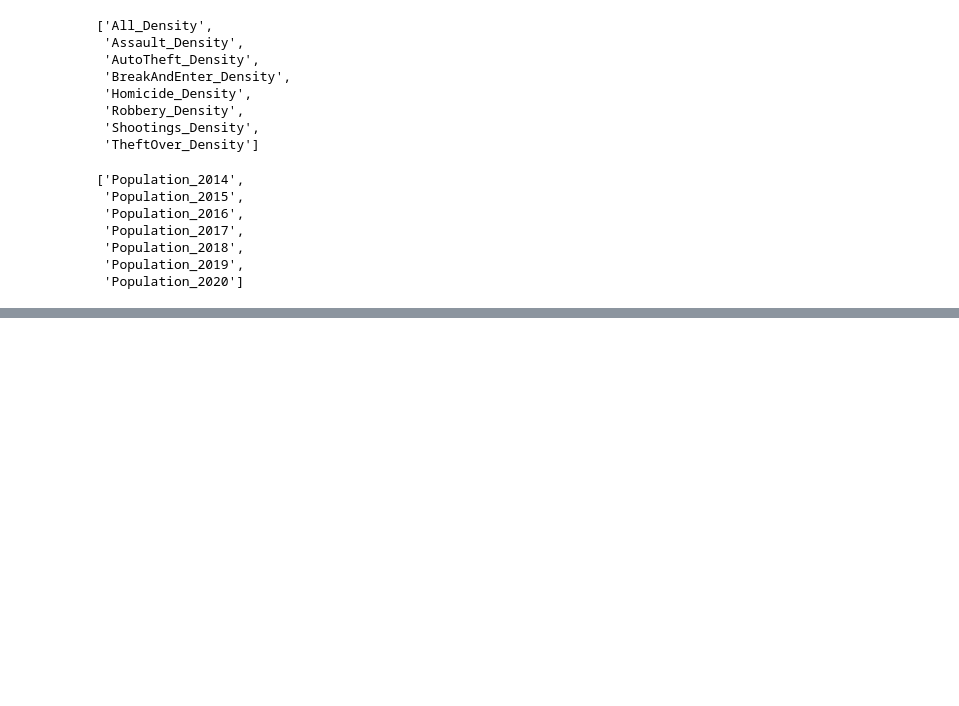
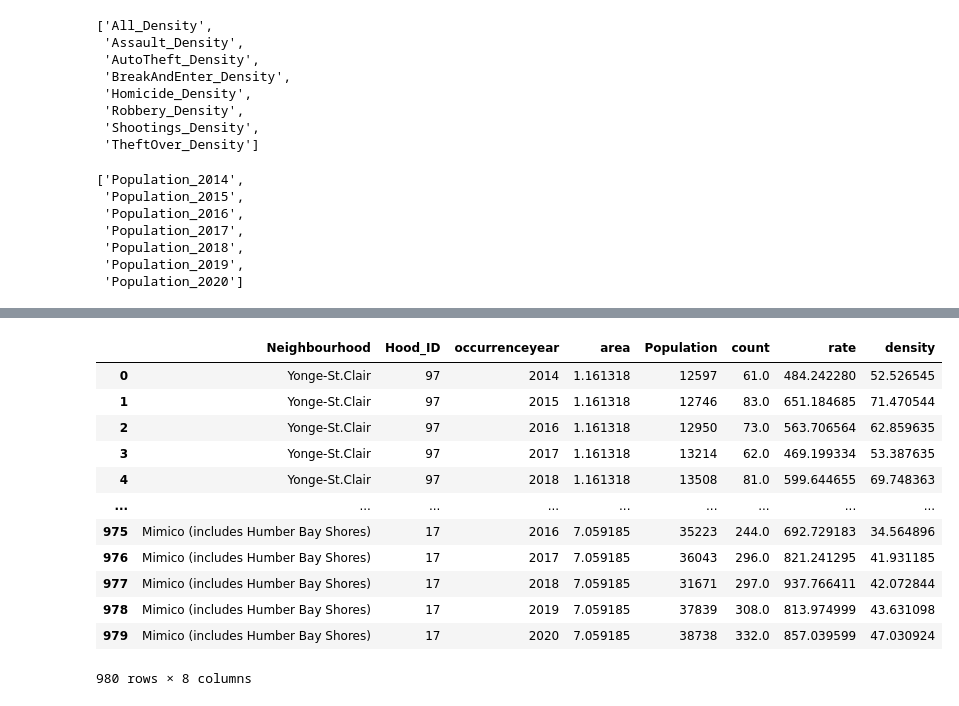
Before and after one commit to WillKWL/Project-TorontoApartment, a Jupyter notebook: 1b- load neighbourhood boundaries.ipynb, the cells around one changed output, grey strips where cells are left out. Drawn from its saved outputs; the diff is of its cells as text; code cells hidden in the pictures; blank space fills up the shorter version.

```diff
--- a/1b- load neighbourhood boundaries.ipynb
+++ b/1b- load neighbourhood boundaries.ipynb
@@ -415,0 +646,3 @@ neighbourhoods.to_file('./clean_data/neighbourhoods.geojson', driver='GeoJSON')
+# %%
+pic_calls_merge = neighbourhoods_select.merge(pic_calls_groupby, on = ['Hood_ID', 'occurrenceyear'], how = 'left')
+pic_calls_merge
@@ -415,0 +669,4 @@ neighbourhoods.to_file('./clean_data/neighbourhoods.geojson', driver='GeoJSON')
+# %%
+# Missing-at-Random: all these districts have no PIC calls in any of the 7 years
+pic_calls_NA = pic_calls_merge.loc[pic_calls_merge['count'].isna()]
+pic_calls_NA.groupby(['Neighbourhood', 'Hood_ID']).size().reset_index(name='count')
@@ -415,0 +689,6 @@ neighbourhoods.to_file('./clean_data/neighbourhoods.geojson', driver='GeoJSON')
+# %%
+# impute missing value with random number between min and max of number of PIC calls in each year
+np.random.seed(123)
+for year in pic_calls_NA.occurrenceyear.unique():
+    for hood in pic_calls_NA.loc[pic_calls_NA.occurrenceyear == year, "Hood_ID"].unique():
+        pic_calls_merge.loc[(pic_calls_merge['occurrenceyear'] == year) & (pic_calls_merge['Hood_ID'] == hood), "count"] = np.random.uniform(pic_calls_merge.loc[pic_calls_merge['occurrenceyear'] == year, 'count'].min(), pic_calls_merge.loc[pic_calls_merge['occurrenceyear'] == year, 'count'].max())
@@ -415,0 +706,21 @@ neighbourhoods.to_file('./clean_data/neighbourhoods.geojson', driver='GeoJSON')
+# %%
+# rate: number of PIC calls per 100k people
+pic_calls_merge['rate'] = pic_calls_merge['count'] / pic_calls_merge['Population'] * 10**5
+# density: number of PIC calls per 1km^2
+pic_calls_merge['density'] = pic_calls_merge['count'] / pic_calls_merge['area']
+# %%
+pic_calls_merge
+# %% [output]
+|  | Neighbourhood | Hood_ID | occurrenceyear | area | Population | count | rate | density |
+| 0 | Yonge-St.Clair | 97 | 2014 | 1.161318 | 12597 | 61.0 | 484.242280 | 52.526545 |
+| 1 | Yonge-St.Clair | 97 | 2015 | 1.161318 | 12746 | 83.0 | 651.184685 | 71.470544 |
+| 2 | Yonge-St.Clair | 97 | 2016 | 1.161318 | 12950 | 73.0 | 563.706564 | 62.859635 |
+| 3 | Yonge-St.Clair | 97 | 2017 | 1.161318 | 13214 | 62.0 | 469.199334 | 53.387635 |
+| 4 | Yonge-St.Clair | 97 | 2018 | 1.161318 | 13508 | 81.0 | 599.644655 | 69.748363 |
+| ... | ... | ... | ... | ... | ... | ... | ... | ... |
+| 975 | Mimico (includes Humber Bay Shores) | 17 | 2016 | 7.059185 | 35223 | 244.0 | 692.729183 | 34.564896 |
+| 976 | Mimico (includes Humber Bay Shores) | 17 | 2017 | 7.059185 | 36043 | 296.0 | 821.241295 | 41.931185 |
+| 977 | Mimico (includes Humber Bay Shores) | 17 | 2018 | 7.059185 | 31671 | 297.0 | 937.766411 | 42.072844 |
+| 978 | Mimico (includes Humber Bay Shores) | 17 | 2019 | 7.059185 | 37839 | 308.0 | 813.974999 | 43.631098 |
+| 979 | Mimico (includes Humber Bay Shores) | 17 | 2020 | 7.059185 | 38738 | 332.0 | 857.039599 | 47.030924 |
+980 rows × 8 columns
```
Also changed, not shown: parts of 58 cells of this notebook, 13 other files.
